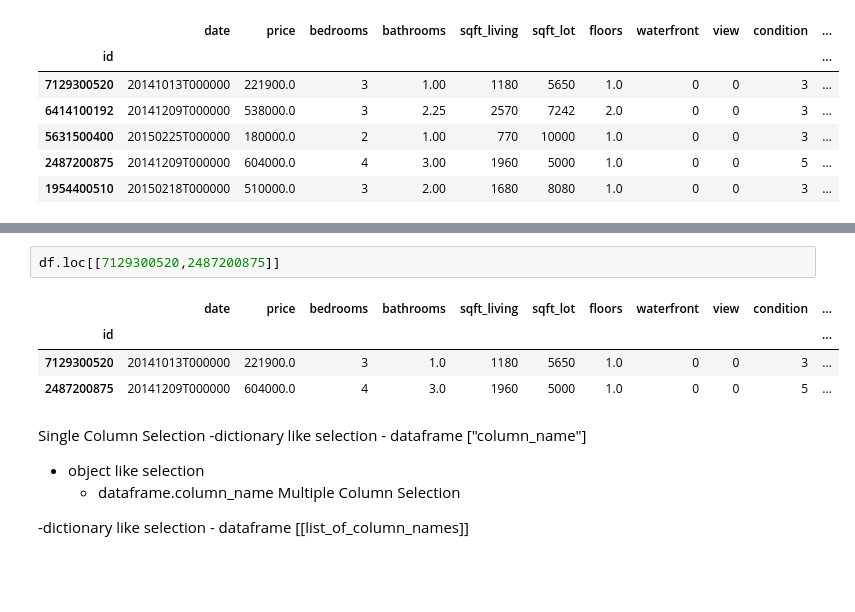
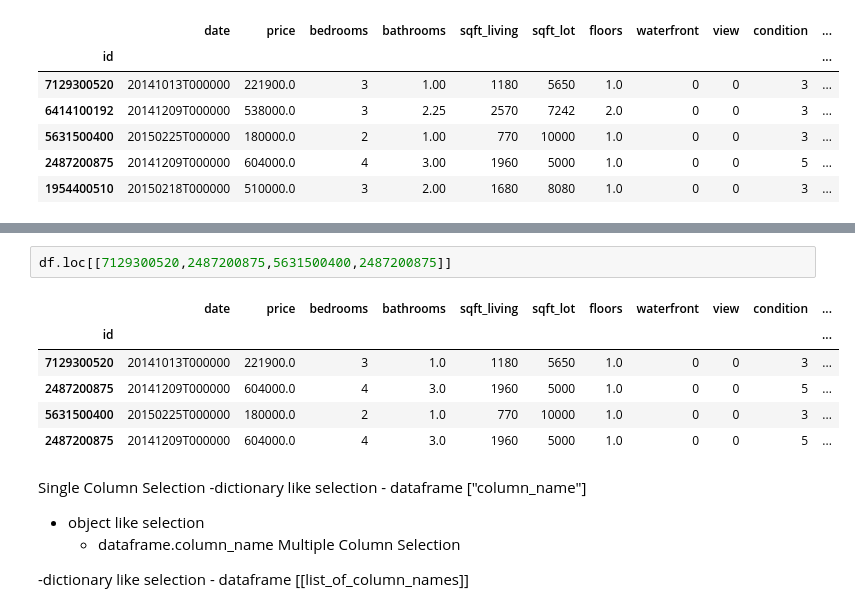
Before and after one commit to GulamAnsari12/DATA-ANALYST, a Jupyter notebook: CAPSULE/Analysis/pandas.ipynb, the cells around one changed output, grey strips where cells are left out. Saved outputs shown, nothing was run; the diff lists cells and outputs as text; blank space fills up the shorter version.

```diff
--- a/CAPSULE/Analysis/pandas.ipynb
+++ b/CAPSULE/Analysis/pandas.ipynb
@@ -259,12 +269,14 @@ sqft_living15               1340
 sqft_lot15                  5650
 Name: 7129300520, dtype: object
 # %%
-df.loc[[7129300520,2487200875]]
+df.loc[[7129300520,2487200875,5631500400,2487200875]]
 # %% [output]
 |  | date | price | bedrooms | bathrooms | sqft_living | sqft_lot | floors | waterfront | view | condition | ... |
 | id |  |  |  |  |  |  |  |  |  |  | ... |
 | 7129300520 | 20141013T000000 | 221900.0 | 3 | 1.0 | 1180 | 5650 | 1.0 | 0 | 0 | 3 | ... |
 | 2487200875 | 20141209T000000 | 604000.0 | 4 | 3.0 | 1960 | 5000 | 1.0 | 0 | 0 | 5 | ... |
+| 5631500400 | 20150225T000000 | 180000.0 | 2 | 1.0 | 770 | 10000 | 1.0 | 0 | 0 | 3 | ... |
+| 2487200875 | 20141209T000000 | 604000.0 | 4 | 3.0 | 1960 | 5000 | 1.0 | 0 | 0 | 5 | ... |
 # %% [markdown]
 Single Column Selection
  -dictionary like selection
```
Also changed, not shown: parts of 7 cells of this notebook, 4 other files.
